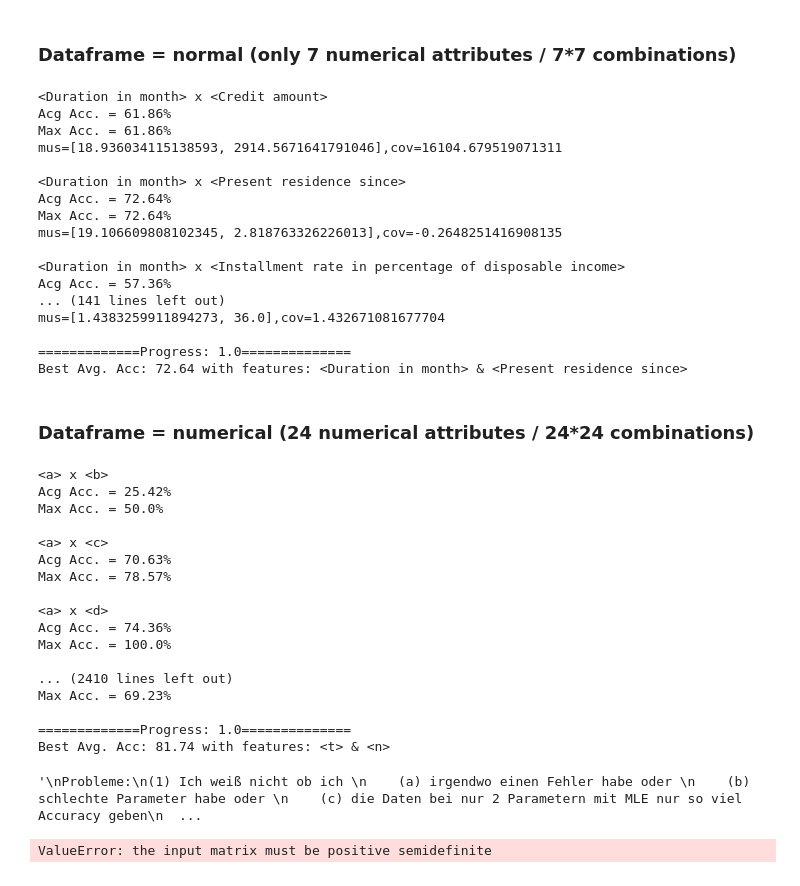
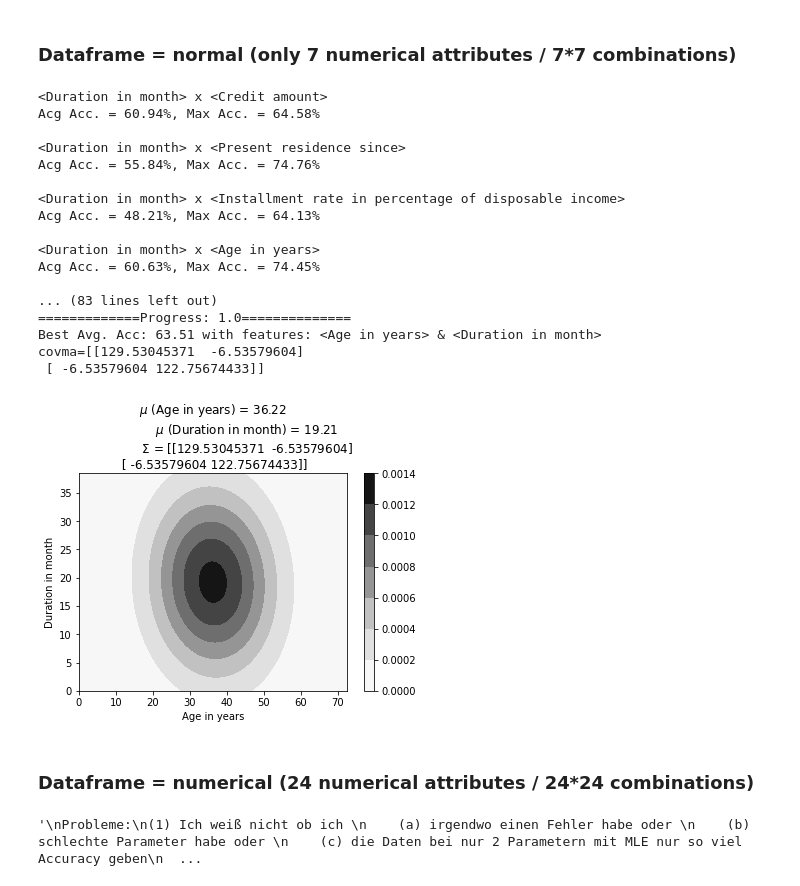
Before and after one commit to heuer-ja/CENG463-Machine-Learning, a Jupyter notebook: A01/CENG-463_A01.ipynb, the cells around one changed output. Saved outputs shown, nothing was run; the diff lists cells and outputs as text; code cells hidden in the pictures.

Commit message:
added function plot_sample + good scaling

```diff
--- a/A01/CENG-463_A01.ipynb
+++ b/A01/CENG-463_A01.ipynb
@@ -348,49 +362,37 @@ def gradient_descent(df, attr1, attr2, iterations):
 # %% [markdown]
 ### Dataframe = normal (only 7 numerical attributes / 7*7 combinations)
 # %%
-max_avg = routine_gradient_descent(df_normal, numerical_attr, 1)
+max_avg = routine_gradient_descent(
+    df=df_normal,
+    columns=numerical_attr,
+    iterations=20,
+    plot_scale=2
+)
 
 #plot_gaussian(mu=muv_good, sigma2=cov_good)
 # %% [output]
 <Duration in month> x <Credit amount>
-Acg Acc. = 61.86%
-Max Acc. = 61.86%
-mus=[18.936034115138593, 2914.5671641791046],cov=16104.679519071311
+Acg Acc. = 60.94%, Max Acc. = 64.58%
 
 <Duration in month> x <Present residence since>
-Acg Acc. = 72.64%
-Max Acc. = 72.64%
-mus=[19.106609808102345, 2.818763326226013],cov=-0.2648251416908135
+Acg Acc. = 55.84%, Max Acc. = 74.76%
 
 <Duration in month> x <Installment rate in percentage of disposable income>
-Acg Acc. = 57.36%
-... (141 lines left out)
-mus=[1.4383259911894273, 36.0],cov=1.432671081677704
+Acg Acc. = 48.21%, Max Acc. = 64.13%
 
+<Duration in month> x <Age in years>
+Acg Acc. = 60.63%, Max Acc. = 74.45%
+
+... (83 lines left out)
 =============Progress: 1.0==============
-Best Avg. Acc: 72.64 with features: <Duration in month> & <Present residence since>
+Best Avg. Acc: 63.51 with features: <Age in years> & <Duration in month>
+covma=[[129.53045371  -6.53579604]
+ [ -6.53579604 122.75674433]]
+[figure, added]
 # %% [markdown]
 ### Dataframe = numerical (24 numerical attributes / 24*24 combinations)
 # %%
-max_avg = routine_gradient_descent(df_numerical, df_numerical.columns, 10)
+#max_avg = routine_gradient_descent(df_numerical, df_numerical.columns, 10)
-# %% [output]
-<a> x <b>
-Acg Acc. = 25.42%
-Max Acc. = 50.0%
-
-<a> x <c>
-Acg Acc. = 70.63%
-Max Acc. = 78.57%
-
-<a> x <d>
-Acg Acc. = 74.36%
-Max Acc. = 100.0%
-
-... (2410 lines left out)
-Max Acc. = 69.23%
-
-=============Progress: 1.0==============
-Best Avg. Acc: 81.74 with features: <t> & <n>
 # %%
 '''
 Probleme:
@@ -410,11 +412,3 @@ Probleme:
 '''
 # %% [output]
 '\nProbleme:\n(1) Ich weiß nicht ob ich \n    (a) irgendwo einen Fehler habe oder \n    (b) schlechte Parameter habe oder \n    (c) die Daten bei nur 2 Parametern mit MLE nur so viel Accuracy geben\n  ...
-# %%
-plot_contour(
-    mu=[19, 3069],
-    sigma2=17782,
-    scale=-5
-)
-# %% [output]
-ValueError: the input matrix must be positive semidefinite
```
Also changed, not shown: parts of 8 cells of this notebook.
